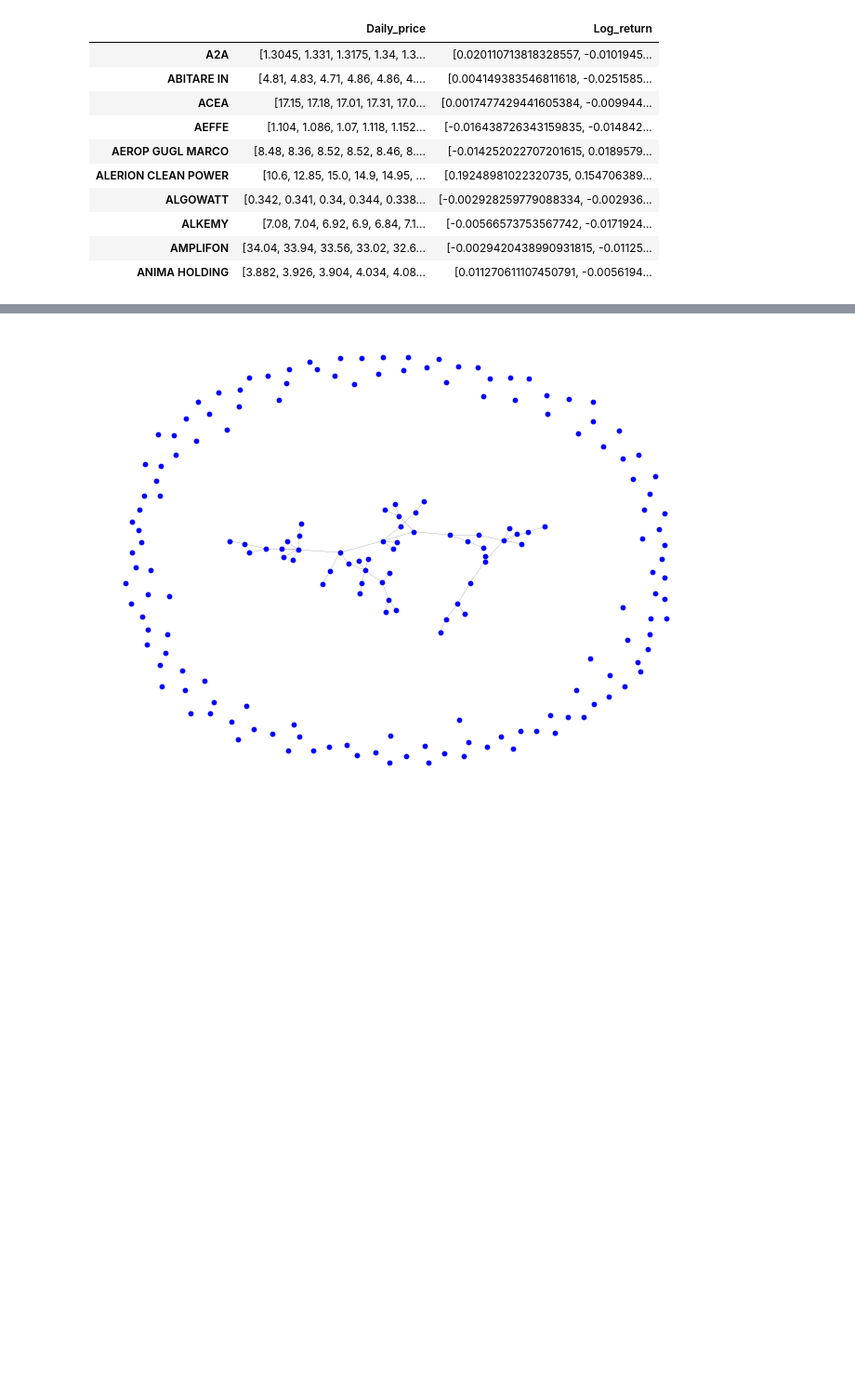
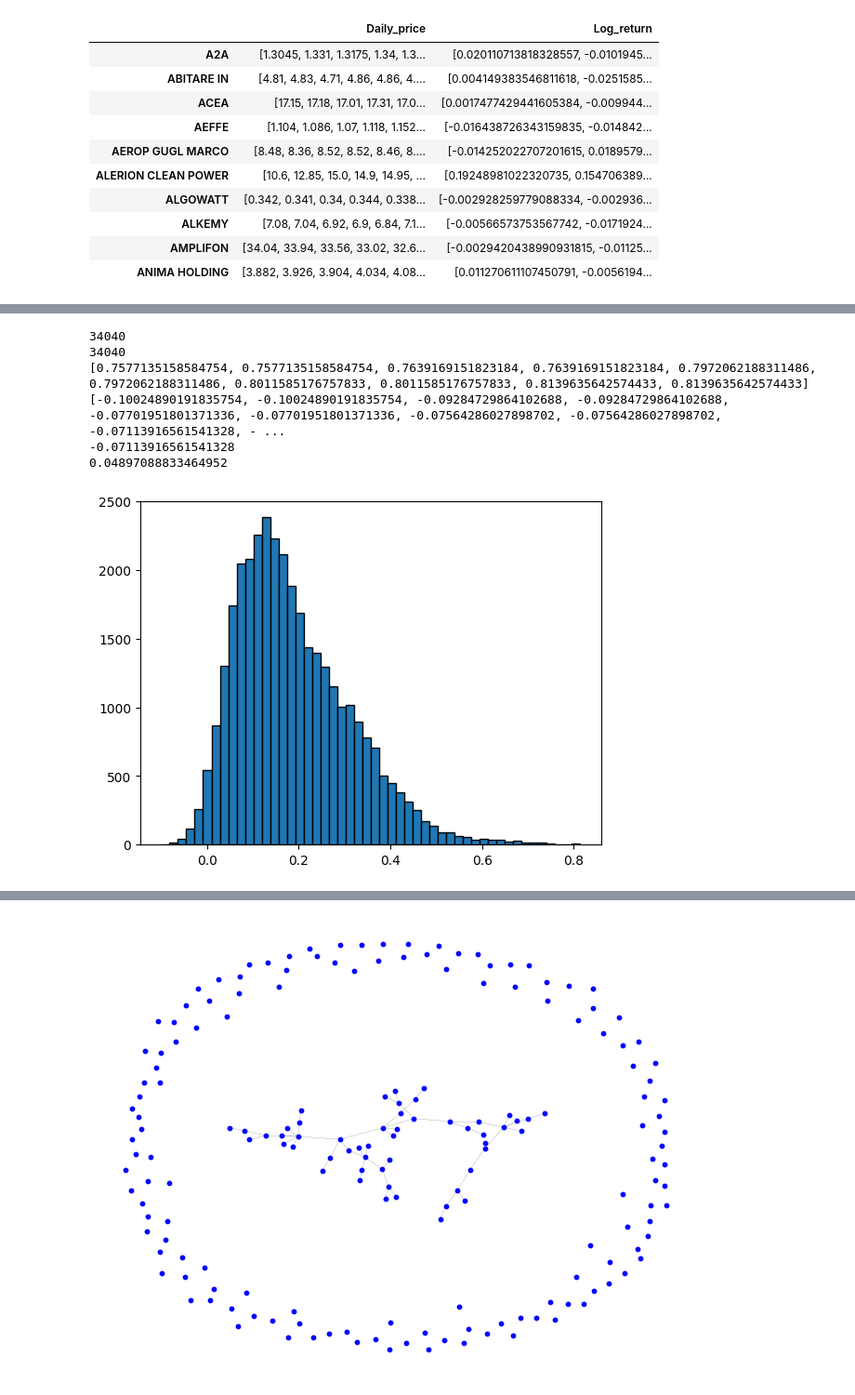
Before and after one commit to NiccoloMarzi/Financial-Network-Analysis, a Jupyter notebook: SNA_project.ipynb, the cells around one changed output, grey strips where cells are left out. Shown: that part at 93% size. Saved outputs shown, nothing was run; the diff lists cells and outputs as text; code cells hidden in the pictures; blank space fills up the shorter version.

```diff
--- a/SNA_project.ipynb
+++ b/SNA_project.ipynb
@@ -155,0 +198,24 @@ plt.show()
+# %%
+l = []
+for i in range(185):
+    l.append(list(df.iloc[i]['Correlation_coefficients'].values()))
+flat_l = [item for sublist in l for item in sublist]
+plt.hist(coefficients, bins=50, edgecolor='black')
+sorted_coefficient = sorted(flat_l)
+n = len(sorted_coefficient)
+print(n)
+print(len(coefficients))
+
+#decili = [sorted_coefficient[int((n/10)*i)] for i in range(1, 10)]
+print(sorted_coefficient[34030:34040])
+print(sorted_coefficient[0:10])
+print(sorted_coefficient[9])
+print(sorted_coefficient[3404])
+# %% [output]
+34040
+34040
+[0.7577135158584754, 0.7577135158584754, 0.7639169151823184, 0.7639169151823184, 0.7972062188311486, 0.7972062188311486, 0.8011585176757833, 0.8011585176757833, 0.8139635642574433, 0.8139635642574433]
+[-0.10024890191835754, -0.10024890191835754, -0.09284729864102688, -0.09284729864102688, -0.07701951801371336, -0.07701951801371336, -0.07564286027898702, -0.07564286027898702, -0.07113916561541328, - ...
+-0.07113916561541328
+0.04897088833464952
+[figure, added]
```
Also changed, not shown: parts of 15 cells of this notebook, 1 other file.
